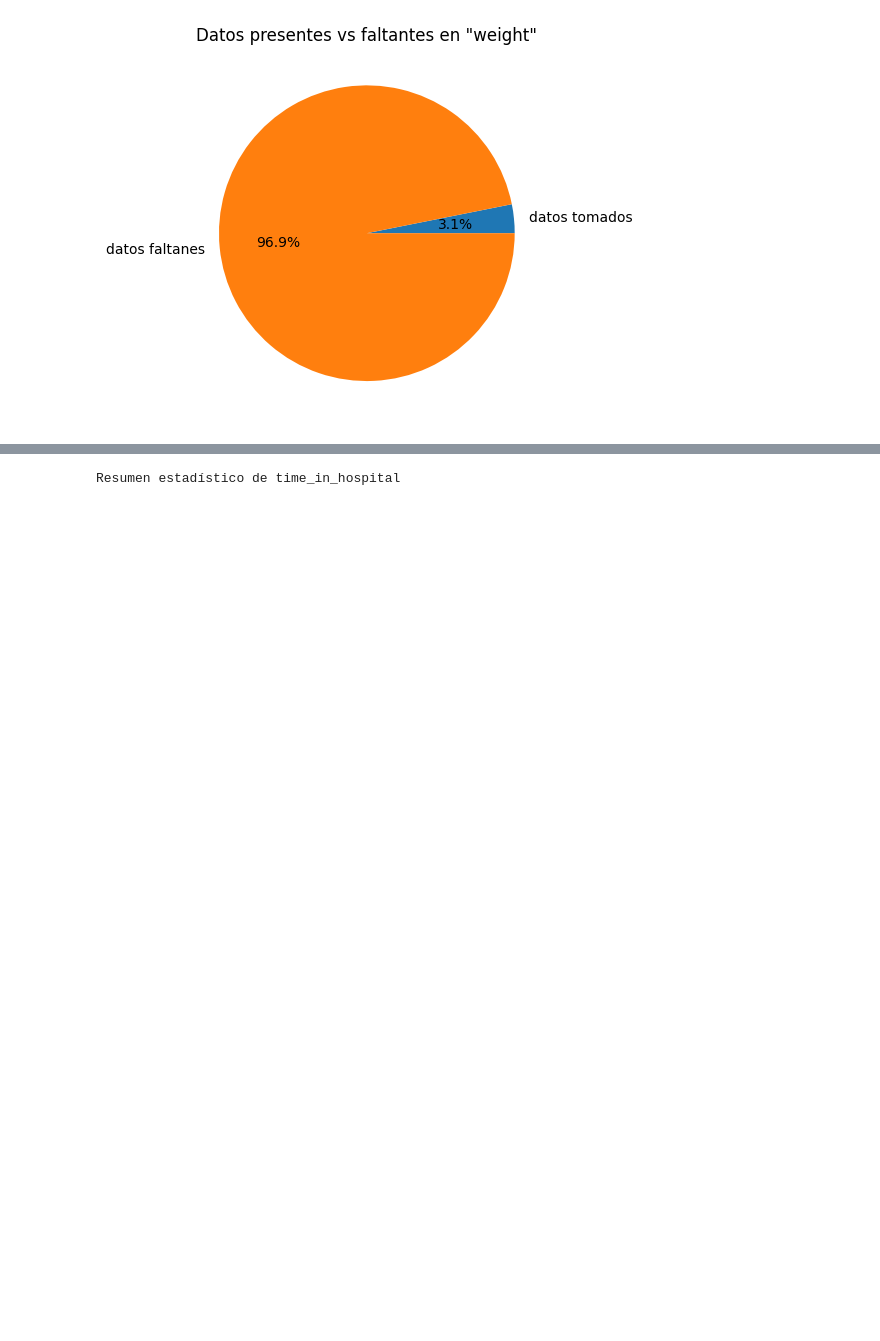
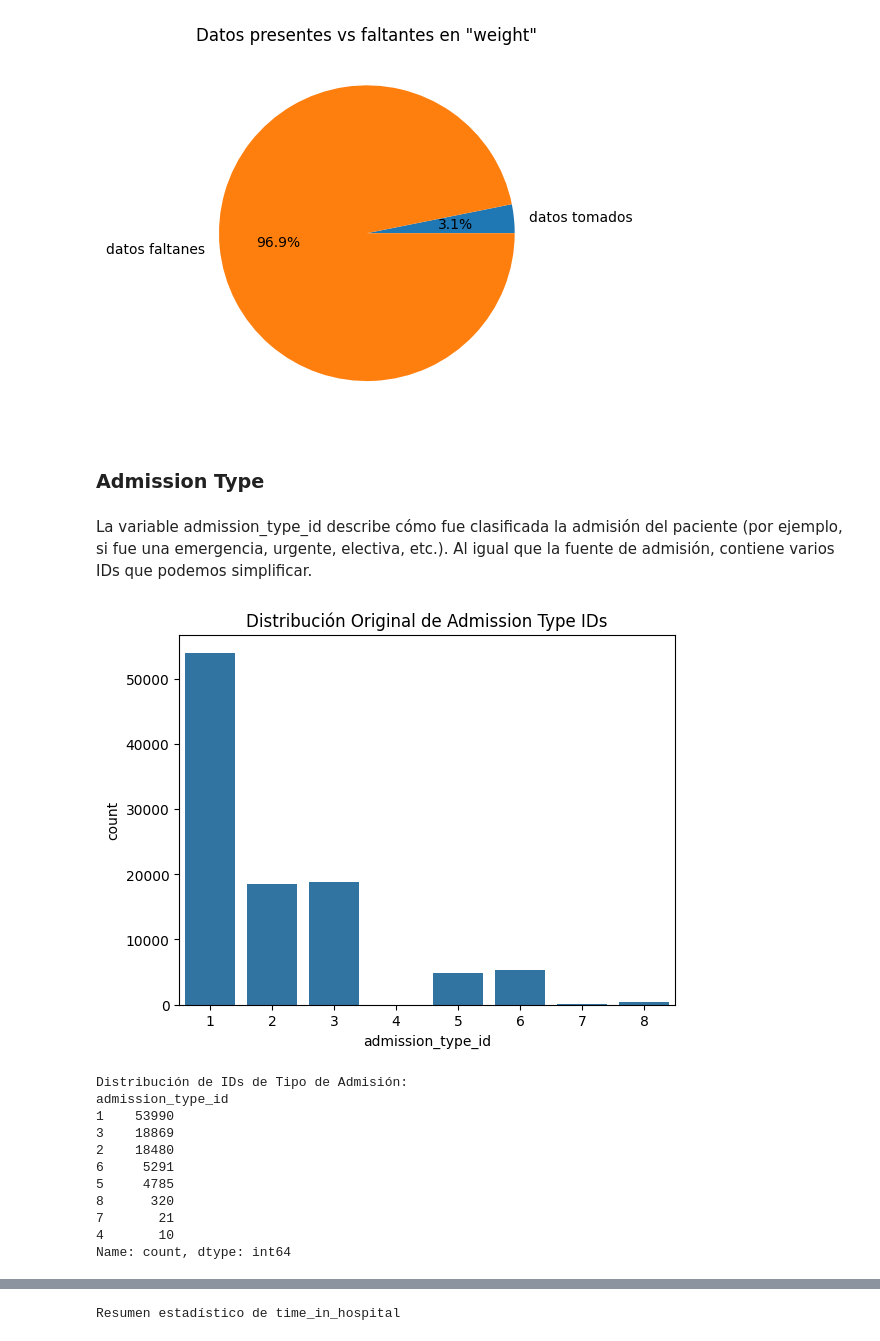
Before and after one commit to LasciaStare/MachineLearning, a Jupyter notebook: EDA.ipynb, the cells around one changed output, grey strips where cells are left out. Saved outputs shown, nothing was run; the diff lists cells and outputs as text; code cells hidden in the pictures; blank space fills up the shorter version.

```diff
--- a/EDA.ipynb
+++ b/EDA.ipynb
@@ -178,3 +322,27 @@ plt.title('Datos presentes vs faltantes en "weight"')
 plt.show()
 # %% [output]
 [figure]
+# %% [markdown]
+### **Admission Type**
+# %% [markdown]
+La variable admission_type_id describe cómo fue clasificada la admisión del paciente (por ejemplo, si fue una emergencia, urgente, electiva, etc.). Al igual que la fuente de admisión, contiene varios IDs que podemos simplificar.
+# %%
+sns.countplot(x="admission_type_id", data=df)
+plt.title("Distribución Original de Admission Type IDs")
+plt.show()
+
+print("Distribución de IDs de Tipo de Admisión:")
+print(df['admission_type_id'].value_counts())
+# %% [output]
+[figure, added]
+Distribución de IDs de Tipo de Admisión:
+admission_type_id
+1    53990
+3    18869
+2    18480
+6     5291
+5     4785
+8      320
+7       21
+4       10
+Name: count, dtype: int64
```
Also changed, not shown: parts of 86 cells of this notebook, 1 other file.
